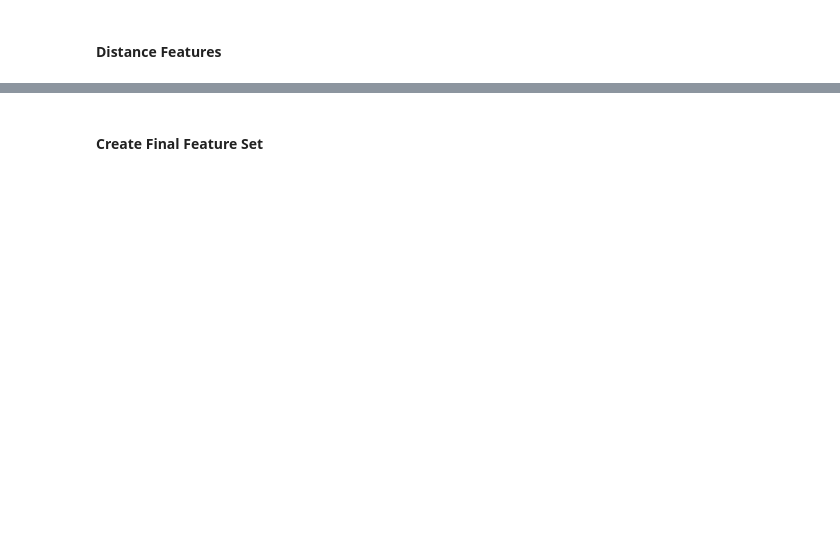
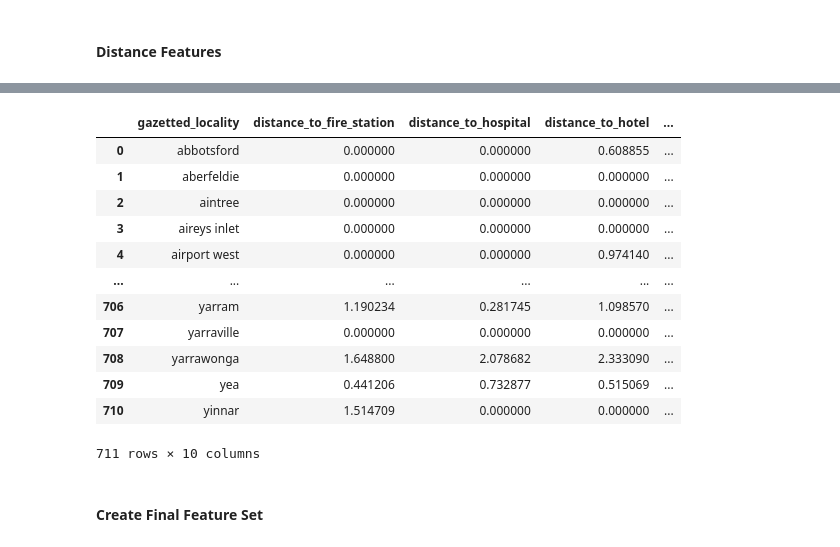
Before and after one commit to MAST30034-AppliedDataScience/project-2-group-real-estate-industry-project-15, a Jupyter notebook: notebooks/preprocess_urban_landmarks.ipynb, the cells around one changed output, grey strips where cells are left out. Drawn from its saved outputs; the diff is of its cells as text; code cells hidden in the pictures; blank space fills up the shorter version.

Commit message:
created final feature set with distance features merged as well

```diff
--- a/notebooks/preprocess_urban_landmarks.ipynb
+++ b/notebooks/preprocess_urban_landmarks.ipynb
@@ -179,9 +186,13 @@ Shape after filtering: (142310, 16)
 # %% [markdown]
 ## Filter Features
 # %%
-# Keep the columns of fclass, name and geometry in each gdf
+# Keep the columns of feature_class, gazetted_locality and geometry in each gdf but in pois_gdf also keep the code
 for name, gdf in filtered_gdfs.items():
-    columns = [col for col in ['fclass', 'GAZLOC', 'geometry'] if col in gdf.columns]
+    if name == 'pois_gdf':
+        columns = [col for col in ['feature_class', 'gazetted_locality', 'geometry', 'code'] if col in gdf.columns]
+    else:
+        columns = [col for col in ['feature_class', 'gazetted_locality', 'geometry'] if col in gdf.columns]
+
     filtered_gdfs[name] = gdf[columns]
 # %%
 # View the unique features in the dataframes
@@ -528,12 +556,12 @@ properties_gdf.head()
 | 3 | https://www.domain.com.au/906-238... | 906/238 Flinders Street, Melbourn... | $400 per week | ['1 Bed', '1 Bath'] | ['− Parking'] | [] | This furnished large size studio ... | Available fromSaturday, 28th Sept... | $1738 | ... |
 | 4 | https://www.domain.com.au/715-39-... | 715/39 Lonsdale St, Melbourne VIC... | $520 per week | ['2 Beds', '1 Bath'] | ['− Parking'] | [] | This fully furnished apartment is... | Available fromMonday, 30th Septem... | $2260 | ... |
 # %%
-# Convert suburb names and fclass to lowercase
+# Convert suburb names and feature_class to lowercase
 pois_gdf = filtered_gdfs['pois_gdf']
-pois_gdf['GAZLOC'] = pois_gdf['GAZLOC'].str.lower()
-pois_gdf['fclass'] = pois_gdf['fclass'].str.lower()
+pois_gdf['gazetted_locality'] = pois_gdf['gazetted_locality'].str.lower()
+pois_gdf['feature_class'] = pois_gdf['feature_class'].str.lower()
 
-# Filter the gdf for the fclass features of interest
+# Filter the gdf for the feature_class features of interest
 distance_features = [
     'hospital', 'holice', 'fire_station', 'kindergarten', 'supermarket',
     'mall', 'library', 'park', 'hotel', 'restaurant']
@@ -541,7 +569,7 @@ distance_features = [
 # For the polygom geometry, calculate the centroid
 pois_gdf['geometry'] = pois_gdf['geometry'].apply(lambda geom: geom.centroid if geom.geom_type == 'Polygon' else geom)
 
-distance_pois = pois_gdf[pois_gdf['fclass'].isin(distance_features)]
+distance_pois = pois_gdf[pois_gdf['feature_class'].isin(distance_features)]
 # %%
 # Convert crs to EPSG:28355 (GDA94 / MGA zone 55) for Melbourne, Australia to get distances in metres
 properties_gdf = properties_gdf.to_crs(epsg=28355)
@@ -556,18 +584,18 @@ for idx, property_row in properties_gdf.iterrows():
     property_suburb = property_row['suburb']
 
     # Match on the same subrub
-    suburb_pois = distance_pois[distance_pois['GAZLOC'] == property_suburb]
+    suburb_pois = distance_pois[distance_pois['gazetted_locality'] == property_suburb]
 
     if not suburb_pois.empty:
-        # based on the fclass feature, calculate the distance (m) from the property to each POIS
+        # based on the feature_class feature, calculate the distance (m) from the property to each POIS
         distances = suburb_pois.copy()
         distances['distance'] = distances['geometry'].apply(lambda x: property_geom.distance(x))
 
         # In the list, store the distance with the corresponding suburb and POIS
         for _, row in distances.iterrows():
             distances_list.append({
-                'suburb': property_suburb,
-                'fclass': row['fclass'],
+                'gazetted_locality': property_suburb,
+                'feature_class': row['feature_class'],
                 'distance_m': row['distance']  # Distance unit: metres
             })
 
@@ -577,8 +605,8 @@ distances_df = pd.DataFrame(distances_list)
 # Distance unit should be in km
 distances_df['distance_km'] = distances_df['distance_m'] / 1000
 
-# Calculate the average distance of each suburb to each fclass feature (km)
-average_distances = distances_df.groupby(['suburb', 'fclass'])['distance_km'].mean().reset_index()
+# Calculate the average distance of each suburb to each feature_class feature (km)
+average_distances = distances_df.groupby(['gazetted_locality', 'feature_class'])['distance_km'].mean().reset_index()
 
 print(average_distances.head())
 # %% [output]
@@ -602,3 +619,32 @@ Process
+# %%
+# Pivot the average_distances dataframe so each feature_class is a column
+avg_dist_pivot = average_distances.pivot_table(
+    index='gazetted_locality',
+    columns='feature_class',
+    values='distance_km'
+).reset_index()
+
+# Rename the distance columns according to each feature
+avg_dist_pivot.columns = ['gazetted_locality'] + [f'distance_to_{col}' for col in avg_dist_pivot.columns[1:]]
+
+# Fill all NaN values with 0 to signify no distance
+avg_dist_pivot.fillna(0, inplace=True)
+
+avg_dist_pivot
+# %% [output]
+|  | gazetted_locality | distance_to_fire_station | distance_to_hospital | distance_to_hotel | ... |
+| 0 | abbotsford | 0.000000 | 0.000000 | 0.608855 | ... |
+| 1 | aberfeldie | 0.000000 | 0.000000 | 0.000000 | ... |
+| 2 | aintree | 0.000000 | 0.000000 | 0.000000 | ... |
+| 3 | aireys inlet | 0.000000 | 0.000000 | 0.000000 | ... |
+| 4 | airport west | 0.000000 | 0.000000 | 0.974140 | ... |
+| ... | ... | ... | ... | ... | ... |
+| 706 | yarram | 1.190234 | 0.281745 | 1.098570 | ... |
+| 707 | yarraville | 0.000000 | 0.000000 | 0.000000 | ... |
+| 708 | yarrawonga | 1.648800 | 2.078682 | 2.333090 | ... |
+| 709 | yea | 0.441206 | 0.732877 | 0.515069 | ... |
+| 710 | yinnar | 1.514709 | 0.000000 | 0.000000 | ... |
+711 rows × 10 columns
 # %% [markdown]
 #### Create Final Feature Set
 # %%
```
Also changed, not shown: parts of 21 cells of this notebook.
